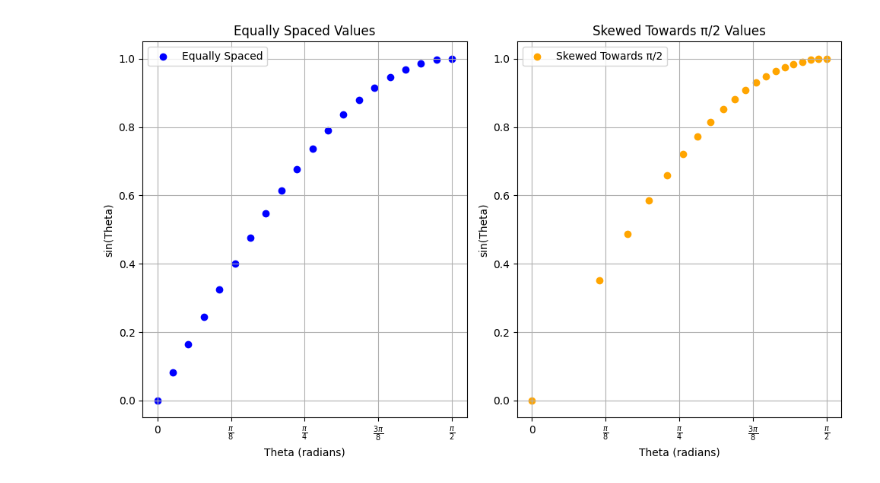
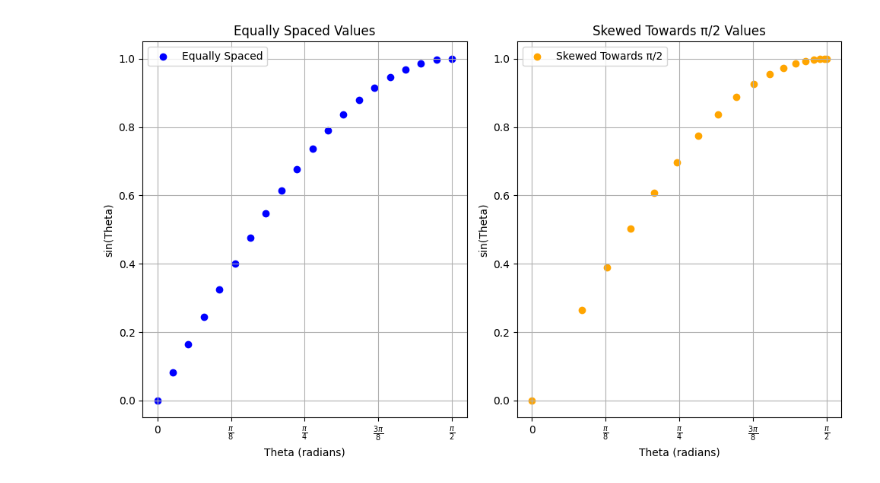
Before and after one commit to KayalvizhiT513/Sine-Interpolation, a Jupyter notebook: Sine_interpolation.ipynb, the cells around one changed output. Drawn from its saved outputs; the diff is of its cells as text; code cells hidden in the pictures.

```diff
--- a/Sine_interpolation.ipynb
+++ b/Sine_interpolation.ipynb
@@ -8,37 +8,57 @@ import matplotlib.pyplot as plt
 
 # Parameters
 num_values = 20
+theta = np.linspace(0, np.pi/2, num_values)
+y = np.sin(theta)
+
+# Calculate delta_theta
+delta_theta = theta[1] - theta[0]
+
+# Initialize arrays to store derivatives
+second_derivative = np.zeros(num_values)
+
+# Compute central difference for second derivatives (skipping boundaries)
+for i in range(1, num_values-1):
+    # Second derivative (change in rate of change) using central difference
+    second_derivative[i] = (y[i+1] - 2*y[i] + y[i-1]) / (delta_theta**2)
+
+l = [0]
+for i in range(1, len(second_derivative)-1):
+    l.append(second_derivative[i]*(second_derivative[i+1] - second_derivative[i]))
+
+theta_skewed = l/max(l)
+theta_skewed = [(x*np.pi/2) for x in theta_skewed if x >= 0]
+
 theta_equally_spaced = np.linspace(0, np.pi/2, num_values)  # Equally spaced
-theta_skewed = np.linspace(0, 1, num_values)**(1/2) * (np.pi / 2)  # Skewed towards pi/2
 
 # Create the figure and axis
 plt.figure(figsize=(10, 6))
 
 # Plot equally spaced values
 plt.subplot(1, 2, 1)  # 1 row, 2 columns, 1st subplot
 plt.scatter(theta_equally_spaced, np.sin(theta_equally_spaced), color='blue', label='Equally Spaced')
 plt.title('Equally Spaced Values')
 plt.xlabel('Theta (radians)')
 plt.ylabel('sin(Theta)')
 plt.xticks(np.linspace(0, np.pi/2, 5), ['0', r'$\frac{\pi}{8}$', r'$\frac{\pi}{4}$', r'$\frac{3\pi}{8}$', r'$\frac{\pi}{2}$'])
 plt.grid()
 plt.legend()
 
 # Plot skewed values
 plt.subplot(1, 2, 2)  # 1 row, 2 columns, 2nd subplot
 plt.scatter(theta_skewed, np.sin(theta_skewed), color='orange', label='Skewed Towards π/2')
 plt.title('Skewed Towards π/2 Values')
 plt.xlabel('Theta (radians)')
 plt.ylabel('sin(Theta)')
 plt.xticks(np.linspace(0, np.pi/2, 5), ['0', r'$\frac{\pi}{8}$', r'$\frac{\pi}{4}$', r'$\frac{3\pi}{8}$', r'$\frac{\pi}{2}$'])
 plt.grid()
 plt.legend()
 
 # Show the plot
 plt.tight_layout()
 plt.show()
 # %% [output]
-[figure, old version]
+[figure, new version]
 # %%
 # Function to perform linear interpolation using central difference
 def linear_interpolation(x, y, angle):
```
Also changed, not shown: parts of 2 cells of this notebook.
